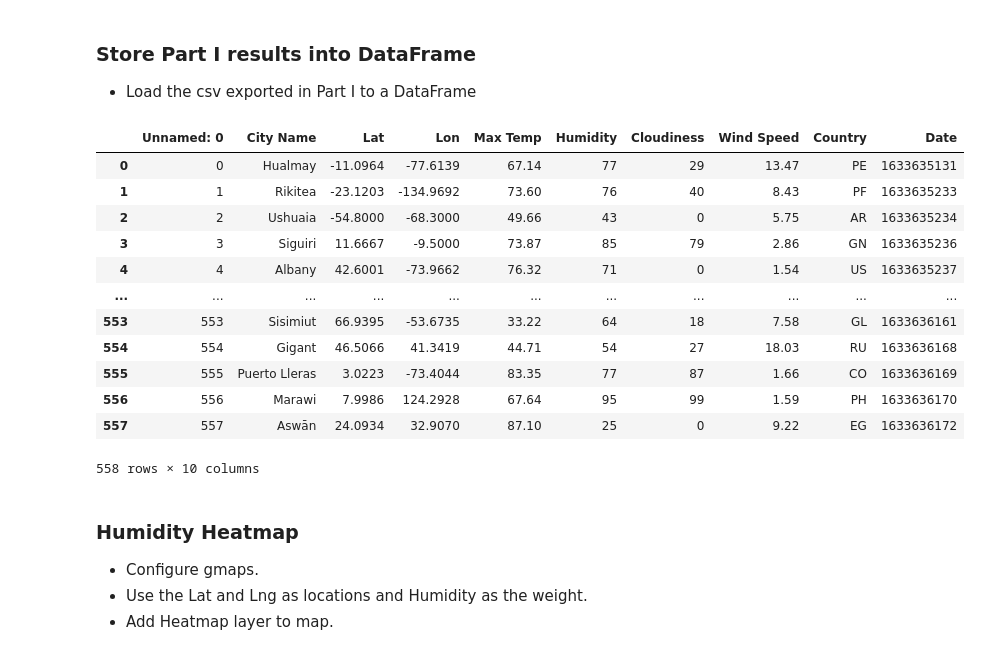
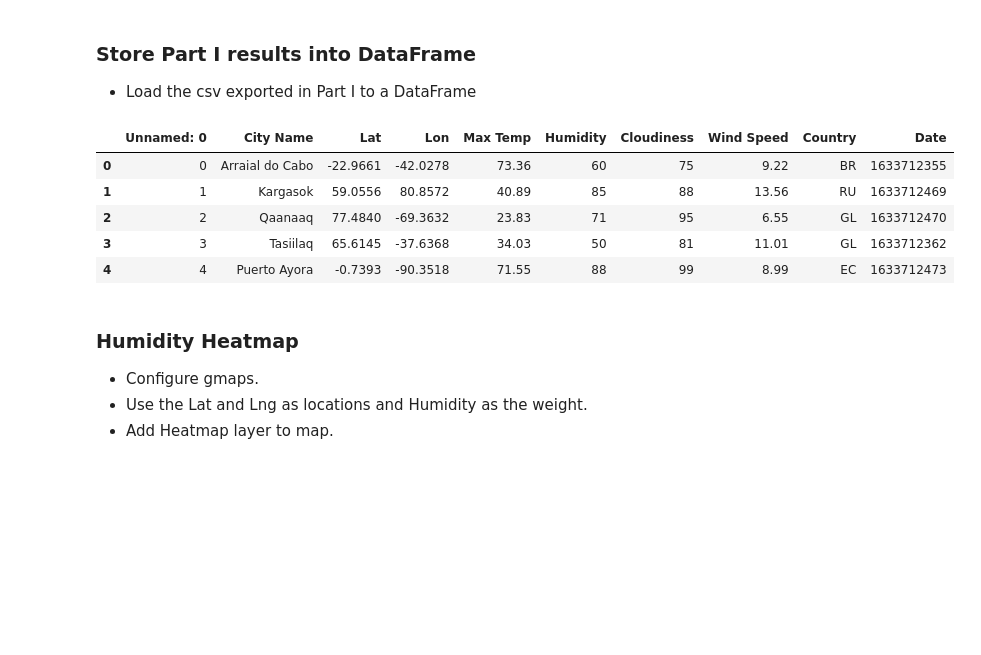
Before and after one commit to kellrow80/python-api-challenge, a Jupyter notebook: Instructions/starter_code/VacationPy.ipynb, the cells around one changed output. Drawn from its saved outputs; the diff is of its cells as text; code cells hidden in the pictures; blank space fills up the shorter version.

```diff
--- a/Instructions/starter_code/VacationPy.ipynb
+++ b/Instructions/starter_code/VacationPy.ipynb
@@ -21,26 +22,20 @@ from api_keys import g_key
 ### Store Part I results into DataFrame
 * Load the csv exported in Part I to a DataFrame
 # %%
+#Import CSV file and show data
 weather_data_file = "../cities_weather.csv"
 weather_data_df = pd.read_csv(weather_data_file)
 
 
 
-weather_data_df
+weather_data_df.head()
 # %% [output]
 |  | Unnamed: 0 | City Name | Lat | Lon | Max Temp | Humidity | Cloudiness | Wind Speed | Country | Date |
-| 0 | 0 | Hualmay | -11.0964 | -77.6139 | 67.14 | 77 | 29 | 13.47 | PE | 1633635131 |
-| 1 | 1 | Rikitea | -23.1203 | -134.9692 | 73.60 | 76 | 40 | 8.43 | PF | 1633635233 |
-| 2 | 2 | Ushuaia | -54.8000 | -68.3000 | 49.66 | 43 | 0 | 5.75 | AR | 1633635234 |
-| 3 | 3 | Siguiri | 11.6667 | -9.5000 | 73.87 | 85 | 79 | 2.86 | GN | 1633635236 |
-| 4 | 4 | Albany | 42.6001 | -73.9662 | 76.32 | 71 | 0 | 1.54 | US | 1633635237 |
-| ... | ... | ... | ... | ... | ... | ... | ... | ... | ... | ... |
-| 553 | 553 | Sisimiut | 66.9395 | -53.6735 | 33.22 | 64 | 18 | 7.58 | GL | 1633636161 |
-| 554 | 554 | Gigant | 46.5066 | 41.3419 | 44.71 | 54 | 27 | 18.03 | RU | 1633636168 |
-| 555 | 555 | Puerto Lleras | 3.0223 | -73.4044 | 83.35 | 77 | 87 | 1.66 | CO | 1633636169 |
-| 556 | 556 | Marawi | 7.9986 | 124.2928 | 67.64 | 95 | 99 | 1.59 | PH | 1633636170 |
-| 557 | 557 | Aswān | 24.0934 | 32.9070 | 87.10 | 25 | 0 | 9.22 | EG | 1633636172 |
+| 0 | 0 | Arraial do Cabo | -22.9661 | -42.0278 | 73.36 | 60 | 75 | 9.22 | BR | 1633712355 |
+| 1 | 1 | Kargasok | 59.0556 | 80.8572 | 40.89 | 85 | 88 | 13.56 | RU | 1633712469 |
+| 2 | 2 | Qaanaaq | 77.4840 | -69.3632 | 23.83 | 71 | 95 | 6.55 | GL | 1633712470 |
+| 3 | 3 | Tasiilaq | 65.6145 | -37.6368 | 34.03 | 50 | 81 | 11.01 | GL | 1633712362 |
+| 4 | 4 | Puerto Ayora | -0.7393 | -90.3518 | 71.55 | 88 | 99 | 8.99 | EC | 1633712473 |
-558 rows × 10 columns
 # %% [markdown]
 ### Humidity Heatmap
 * Configure gmaps.
```
Also changed, not shown: parts of 15 cells of this notebook, 16 other files.
